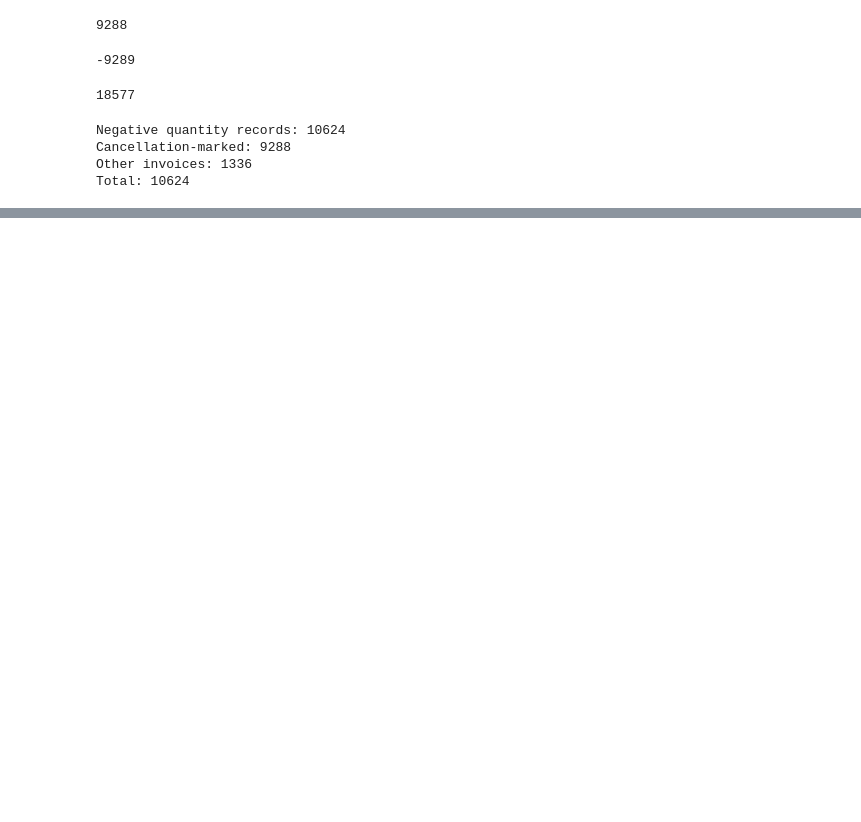
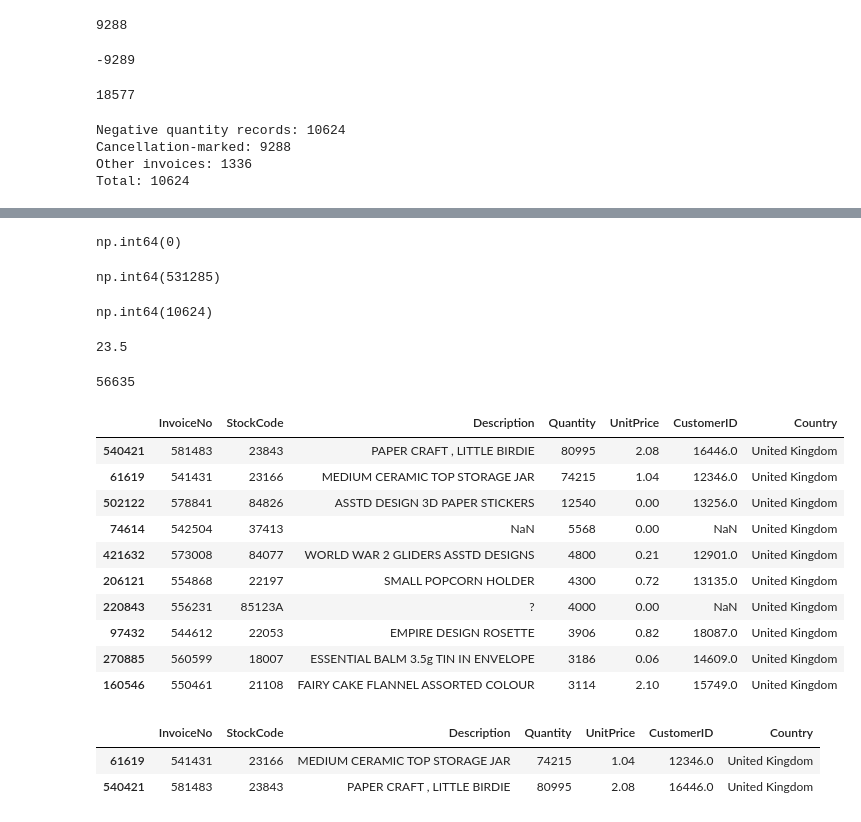
Before and after one commit to shivani-byte-11/ecommerce-sales-customer-analytics, a Jupyter notebook: notebooks/01_data_understanding.ipynb, the cells around one changed output, grey strips where cells are left out. Cells and saved outputs as stored; diff of their text form; code cells hidden in the pictures; blank space fills up the shorter version.

```diff
--- a/notebooks/01_data_understanding.ipynb
+++ b/notebooks/01_data_understanding.ipynb
@@ -677,0 +797,54 @@ Further investigation is required to understand the nature of non-cancellation n
+# %%
+(df["Quantity"] == 0).sum()
+# %% [output]
+np.int64(0)
+# %%
+(df["Quantity"] > 0).sum()
+# %% [output]
+np.int64(531285)
+# %%
+(df["Quantity"] < 0).sum()
+# %% [output]
+np.int64(10624)
+# %%
+q1 = df["Quantity"].quantile(0.25)
+q3 = df["Quantity"].quantile(0.75)
+iqr = q3 - q1                                  ##interquantile range
+upper_limit = q3 + 1.5 * iqr                   ##important formula
+outliers = df[df["Quantity"] > upper_limit]
+print(upper_limit)
+len(outliers)
+# %% [output]
+23.5
+56635
+# %%
+display(
+    outliers[
+        ["InvoiceNo", "StockCode", "Description",
+         "Quantity", "UnitPrice", "CustomerID", "Country"]
+    ].sort_values(by="Quantity", ascending=False).head(10)
+)
+# %% [output]
+|  | InvoiceNo | StockCode | Description | Quantity | UnitPrice | CustomerID | Country |
+| 540421 | 581483 | 23843 | PAPER CRAFT , LITTLE BIRDIE | 80995 | 2.08 | 16446.0 | United Kingdom |
+| 61619 | 541431 | 23166 | MEDIUM CERAMIC TOP STORAGE JAR | 74215 | 1.04 | 12346.0 | United Kingdom |
+| 502122 | 578841 | 84826 | ASSTD DESIGN 3D PAPER STICKERS | 12540 | 0.00 | 13256.0 | United Kingdom |
+| 74614 | 542504 | 37413 | NaN | 5568 | 0.00 | NaN | United Kingdom |
+| 421632 | 573008 | 84077 | WORLD WAR 2 GLIDERS ASSTD DESIGNS | 4800 | 0.21 | 12901.0 | United Kingdom |
+| 206121 | 554868 | 22197 | SMALL POPCORN HOLDER | 4300 | 0.72 | 13135.0 | United Kingdom |
+| 220843 | 556231 | 85123A | ? | 4000 | 0.00 | NaN | United Kingdom |
+| 97432 | 544612 | 22053 | EMPIRE DESIGN ROSETTE | 3906 | 0.82 | 18087.0 | United Kingdom |
+| 270885 | 560599 | 18007 | ESSENTIAL BALM 3.5g TIN IN ENVELOPE | 3186 | 0.06 | 14609.0 | United Kingdom |
+| 160546 | 550461 | 21108 | FAIRY CAKE FLANNEL ASSORTED COLOUR | 3114 | 2.10 | 15749.0 | United Kingdom |
+# %%
+extreme_orders = df[df["Quantity"] >= 50000]
+display(
+    extreme_orders[
+        ["InvoiceNo", "StockCode", "Description",
+         "Quantity", "UnitPrice", "CustomerID", "Country"]
+    ]
+)
+# %% [output]
+|  | InvoiceNo | StockCode | Description | Quantity | UnitPrice | CustomerID | Country |
+| 61619 | 541431 | 23166 | MEDIUM CERAMIC TOP STORAGE JAR | 74215 | 1.04 | 12346.0 | United Kingdom |
+| 540421 | 581483 | 23843 | PAPER CRAFT , LITTLE BIRDIE | 80995 | 2.08 | 16446.0 | United Kingdom |
```
Also changed, not shown: parts of 36 cells of this notebook.
